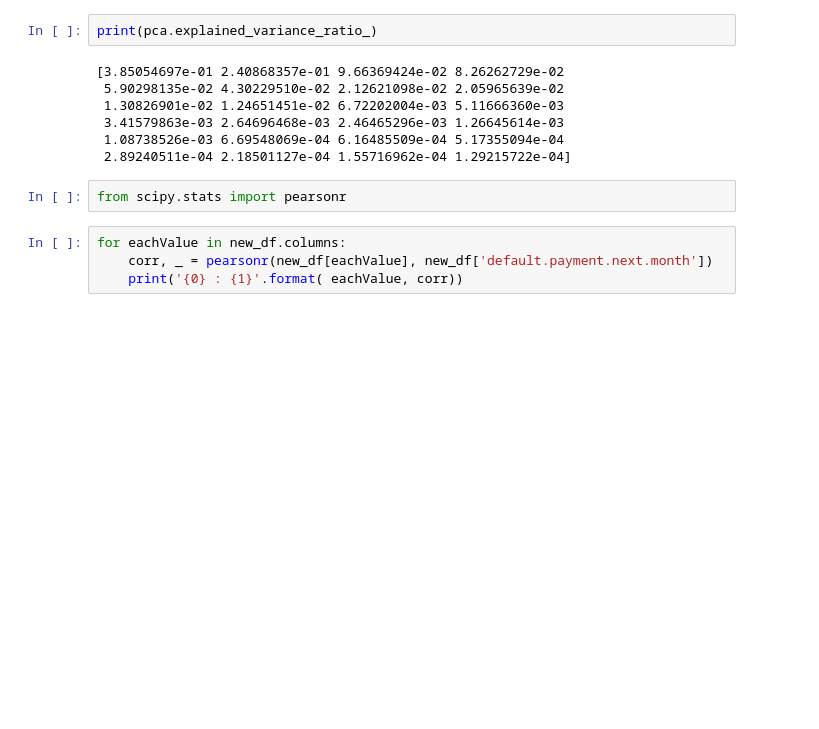
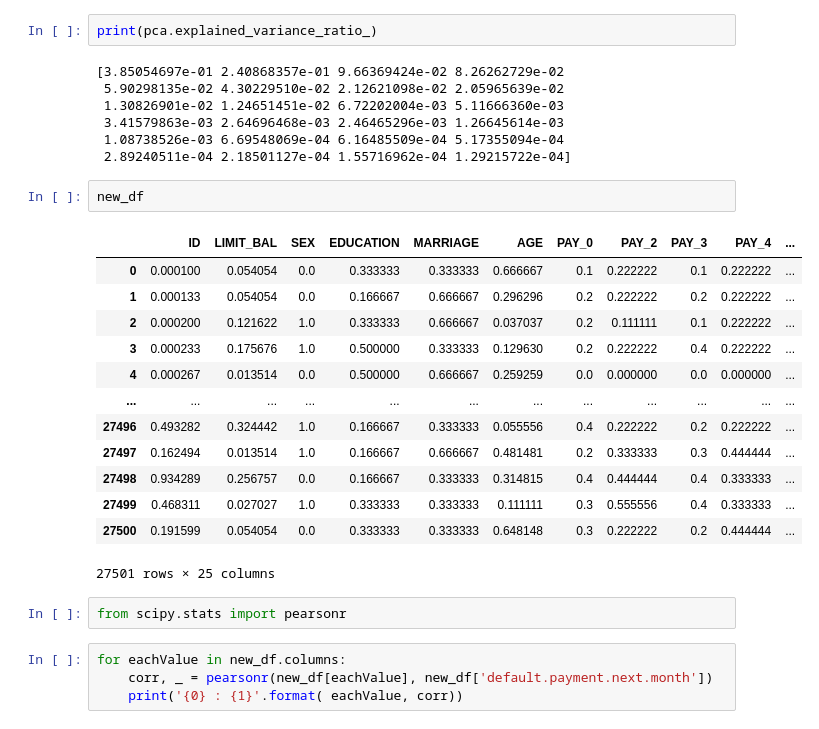
Before and after one commit to rayhanul/COMS572, a Jupyter notebook: project.ipynb, the cells around one changed output. Saved outputs shown, nothing was run; the diff lists cells and outputs as text; blank space fills up the shorter version.

```diff
--- a/project.ipynb
+++ b/project.ipynb
@@ -120,6 +136,22 @@ print(pca.explained_variance_ratio_)
  3.41579863e-03 2.64696468e-03 2.46465296e-03 1.26645614e-03
  1.08738526e-03 6.69548069e-04 6.16485509e-04 5.17355094e-04
  2.89240511e-04 2.18501127e-04 1.55716962e-04 1.29215722e-04]
+# %%
+new_df
+# %% [output]
+|  | ID | LIMIT_BAL | SEX | EDUCATION | MARRIAGE | AGE | PAY_0 | PAY_2 | PAY_3 | PAY_4 | ... |
+| 0 | 0.000100 | 0.054054 | 0.0 | 0.333333 | 0.333333 | 0.666667 | 0.1 | 0.222222 | 0.1 | 0.222222 | ... |
+| 1 | 0.000133 | 0.054054 | 0.0 | 0.166667 | 0.666667 | 0.296296 | 0.2 | 0.222222 | 0.2 | 0.222222 | ... |
+| 2 | 0.000200 | 0.121622 | 1.0 | 0.333333 | 0.666667 | 0.037037 | 0.2 | 0.111111 | 0.1 | 0.222222 | ... |
+| 3 | 0.000233 | 0.175676 | 1.0 | 0.500000 | 0.333333 | 0.129630 | 0.2 | 0.222222 | 0.4 | 0.222222 | ... |
+| 4 | 0.000267 | 0.013514 | 0.0 | 0.500000 | 0.666667 | 0.259259 | 0.0 | 0.000000 | 0.0 | 0.000000 | ... |
+| ... | ... | ... | ... | ... | ... | ... | ... | ... | ... | ... | ... |
+| 27496 | 0.493282 | 0.324442 | 1.0 | 0.166667 | 0.333333 | 0.055556 | 0.4 | 0.222222 | 0.2 | 0.222222 | ... |
+| 27497 | 0.162494 | 0.013514 | 1.0 | 0.166667 | 0.666667 | 0.481481 | 0.2 | 0.333333 | 0.3 | 0.444444 | ... |
+| 27498 | 0.934289 | 0.256757 | 0.0 | 0.166667 | 0.333333 | 0.314815 | 0.4 | 0.444444 | 0.4 | 0.333333 | ... |
+| 27499 | 0.468311 | 0.027027 | 1.0 | 0.333333 | 0.333333 | 0.111111 | 0.3 | 0.555556 | 0.4 | 0.333333 | ... |
+| 27500 | 0.191599 | 0.054054 | 0.0 | 0.333333 | 0.333333 | 0.648148 | 0.3 | 0.222222 | 0.2 | 0.444444 | ... |
+27501 rows × 25 columns
 # %%
 from scipy.stats import pearsonr
 # %%
```
Also changed, not shown: parts of 13 cells of this notebook, 4 other files.
